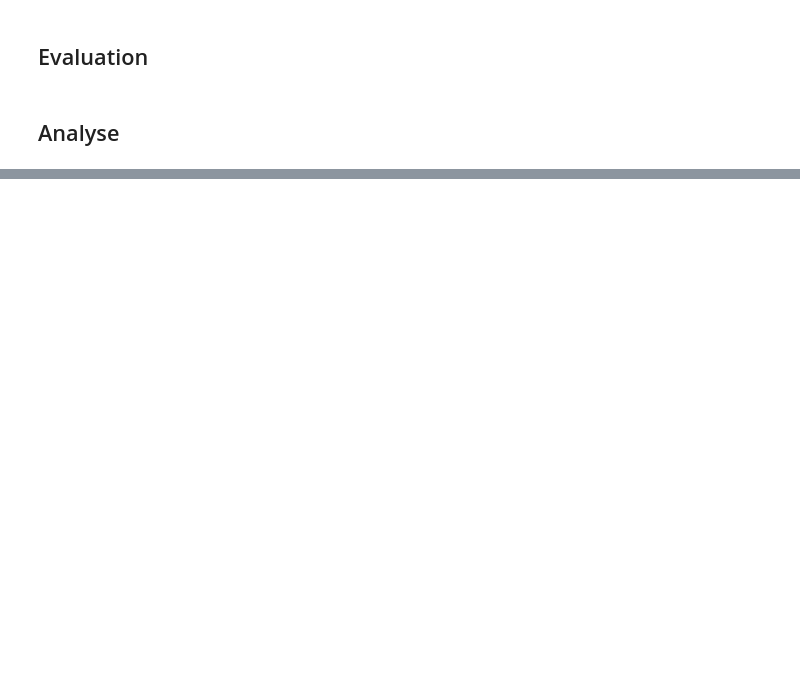
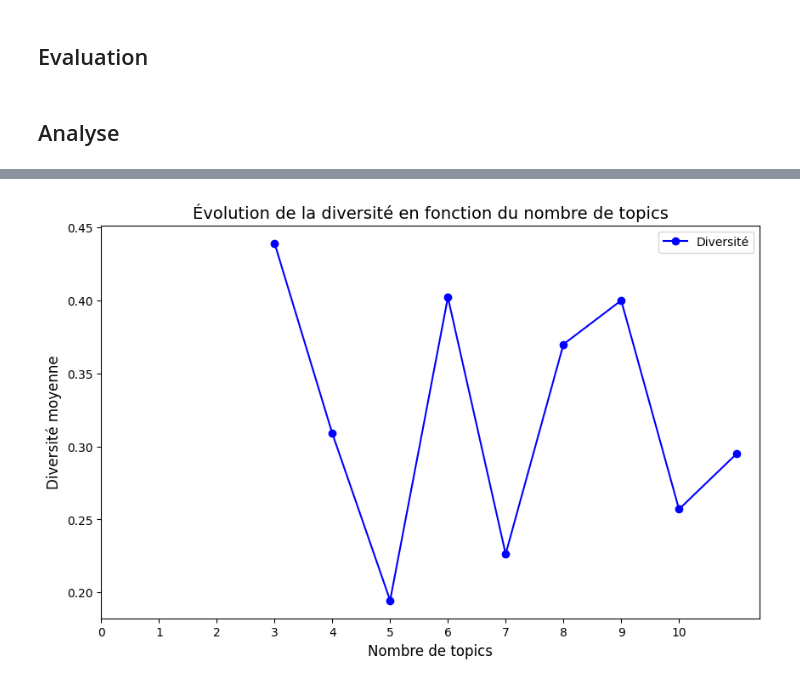
Before and after one commit to KylianPatault/embedding-topic-evaluator, a Jupyter notebook: research/bertTopic/big-patent-clustering/metrics_big-patent-clustering.ipynb, the cells around one changed output, grey strips where cells are left out. Saved outputs shown, nothing was run; the diff lists cells and outputs as text; code cells hidden in the pictures; blank space fills up the shorter version.

Commit message:
ajout image clusTREC, arxiv, big-patent

```diff
--- a/research/bertTopic/big-patent-clustering/metrics_big-patent-clustering.ipynb
+++ b/research/bertTopic/big-patent-clustering/metrics_big-patent-clustering.ipynb
@@ -21,13 +26,13 @@ from embeddingTopicEvaluatorLib.models.bertopic_wrapper import TopicModelEvaluat
 # %%
 from datasets import load_dataset
 db = load_dataset("jinaai/big-patent-clustering", split="test")
-docs = db["sentences"]
+docs = db["sentences"][0]
 # %% [markdown]
 ## Config
 # %%
 config = settings.BERTOPIC_CONFIG_HDBSCAN
 # %%
-nr_topics_param = np.linspace(1, 10, 10, dtype=int)
+nr_topics_param = np.linspace(2, 11, 10, dtype=int)
 # %% [markdown]
 ## Train
 # %%
@@ -119,14 +142,14 @@ def compute_model_metrics(topic_models, docs):
 
     return coherences, retrievals, diversities, cohesions
 # %%
-coherences, retrievals, diversities = compute_model_metrics(topic_models, docs)
+coherences, retrievals, diversitie, cohesions = compute_model_metrics(topic_models, docs)
 # %% [markdown]
 ## Analyse
 # %%
 def graph(param, metric, title, xlabel, ylabel, label, save_name):
     fig = plt.figure(figsize=(10, 6))
 
-    plt.plot(nr_topics_param, coherences, marker='o', linestyle='-', color='b', label=label)
+    plt.plot(param, metric, marker='o', linestyle='-', color='b', label=label)
 
     plt.title(title, fontsize=14)
     plt.xlabel(xlabel, fontsize=12)
@@ -169,10 +196,12 @@ fig.savefig('img/Retrieval.png')
 # %%
 title = 'Évolution de la diversité en fonction du nombre de topics'
 xlabel = 'Nombre de topics'
 ylabel = 'Diversité moyenne'
 label = 'Diversité'
 save_name = 'img/Diversite.png'
-graph(nr_topics_param, diversities, title, xlabel, ylabel, label, save_name)
+graph(nr_topics_param, diversitie, title, xlabel, ylabel, label, save_name)
+# %% [output]
+[figure, added]
 # %%
 title = 'Évolution de la cohésion en fonction du nombre de topics'
 xlabel = 'Nombre de topics'
```
Also changed, not shown: parts of 5 cells of this notebook, 17 other files.
